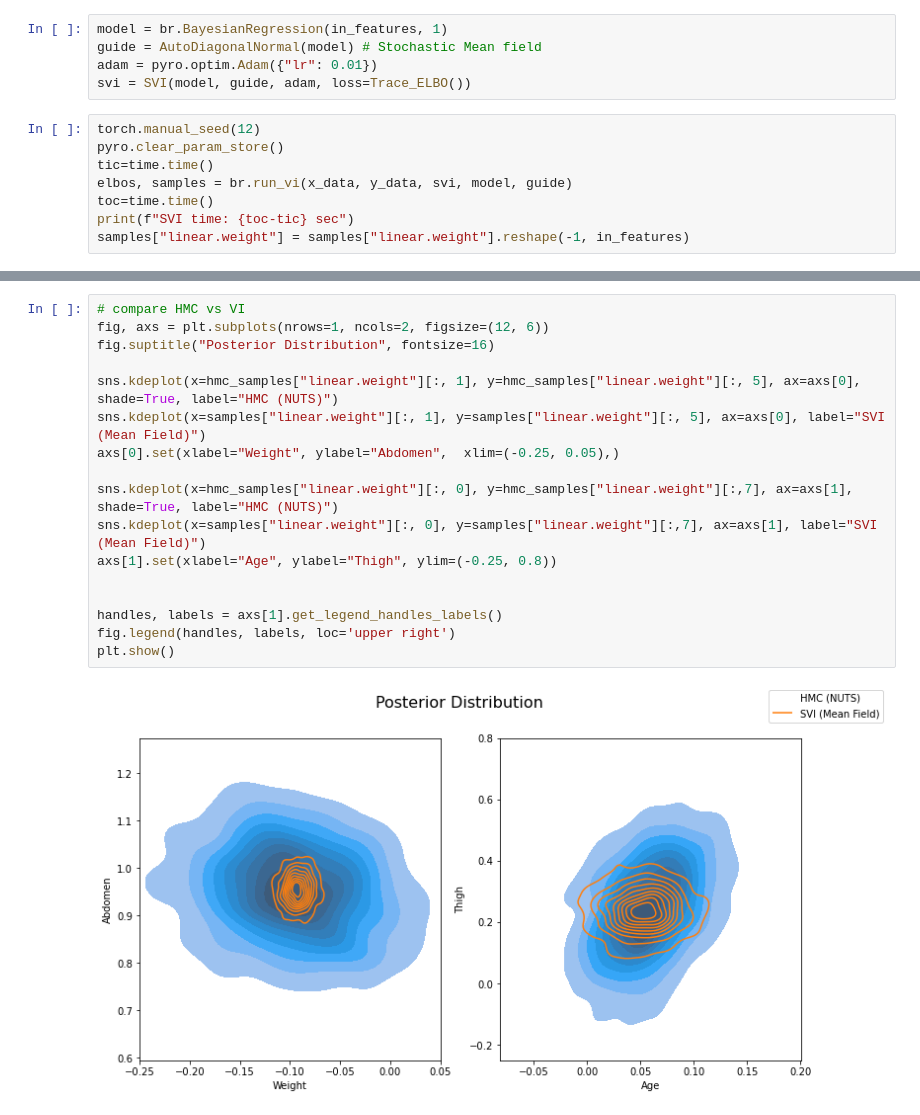
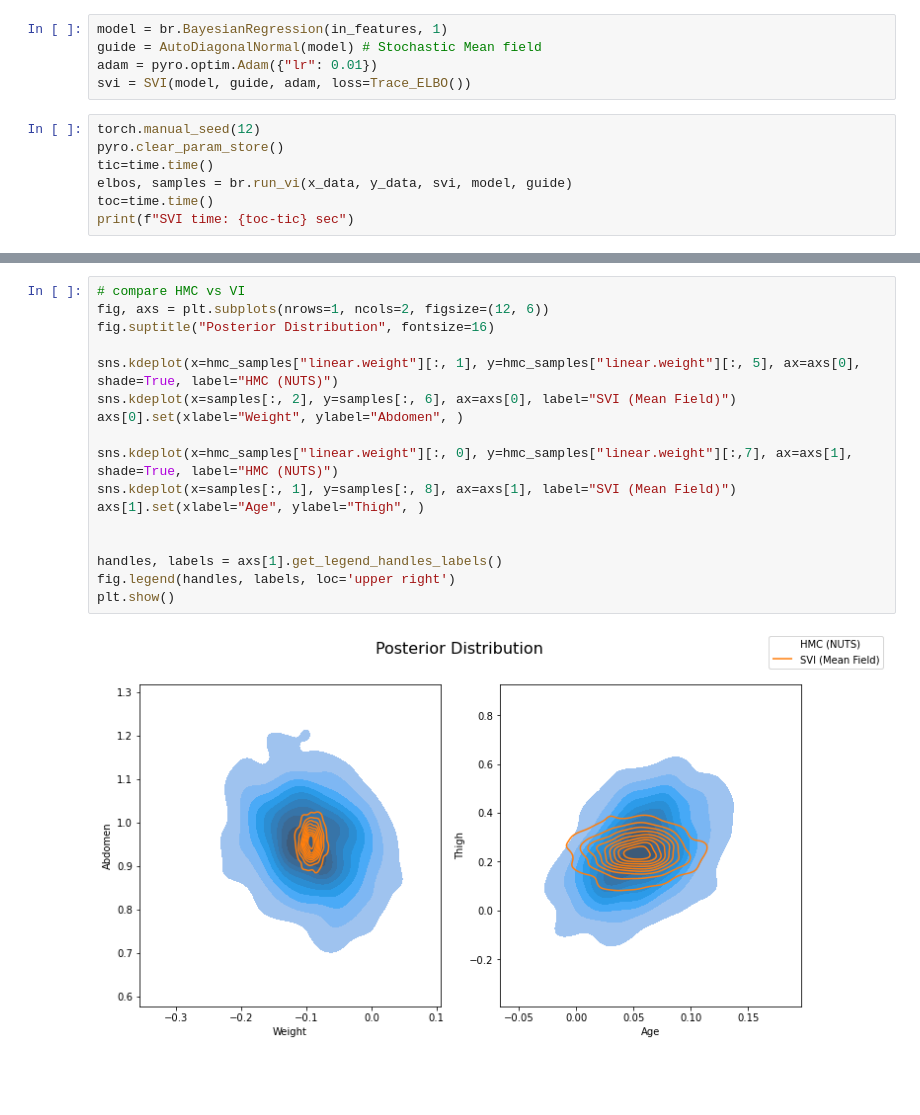
Before and after one commit to mkomod/variational-inference, a Jupyter notebook: py/bodyfat_regressions.ipynb, the cells around one changed output, grey strips where cells are left out. Saved outputs shown, nothing was run; the diff lists cells and outputs as text; blank space fills up the shorter version.

```diff
--- a/py/bodyfat_regressions.ipynb
+++ b/py/bodyfat_regressions.ipynb
@@ -47,5 +47,4 @@ tic=time.time()
 elbos, samples = br.run_vi(x_data, y_data, svi, model, guide)
 toc=time.time()
 print(f"SVI time: {toc-tic} sec")
-samples["linear.weight"] = samples["linear.weight"].reshape(-1, in_features)
 # %% [output]
@@ -136,22 +124,22 @@ pd.DataFrame({
 # %%
 # compare HMC vs VI
 fig, axs = plt.subplots(nrows=1, ncols=2, figsize=(12, 6))
 fig.suptitle("Posterior Distribution", fontsize=16)
 
 sns.kdeplot(x=hmc_samples["linear.weight"][:, 1], y=hmc_samples["linear.weight"][:, 5], ax=axs[0], shade=True, label="HMC (NUTS)")
-sns.kdeplot(x=samples["linear.weight"][:, 1], y=samples["linear.weight"][:, 5], ax=axs[0], label="SVI (Mean Field)")
-axs[0].set(xlabel="Weight", ylabel="Abdomen",  xlim=(-0.25, 0.05),)
+sns.kdeplot(x=samples[:, 2], y=samples[:, 6], ax=axs[0], label="SVI (Mean Field)")
+axs[0].set(xlabel="Weight", ylabel="Abdomen", )
 
 sns.kdeplot(x=hmc_samples["linear.weight"][:, 0], y=hmc_samples["linear.weight"][:,7], ax=axs[1], shade=True, label="HMC (NUTS)")
-sns.kdeplot(x=samples["linear.weight"][:, 0], y=samples["linear.weight"][:,7], ax=axs[1], label="SVI (Mean Field)")
-axs[1].set(xlabel="Age", ylabel="Thigh", ylim=(-0.25, 0.8))
+sns.kdeplot(x=samples[:, 1], y=samples[:, 8], ax=axs[1], label="SVI (Mean Field)")
+axs[1].set(xlabel="Age", ylabel="Thigh", )
 
 
 handles, labels = axs[1].get_legend_handles_labels()
 fig.legend(handles, labels, loc='upper right')
 plt.show()
 # %% [output]
-[figure, old version]
+[figure, new version]
 # %%
 # Run non mean-field
 torch.manual_seed(12)
```
Also changed, not shown: parts of 13 cells of this notebook, 3 other files.
